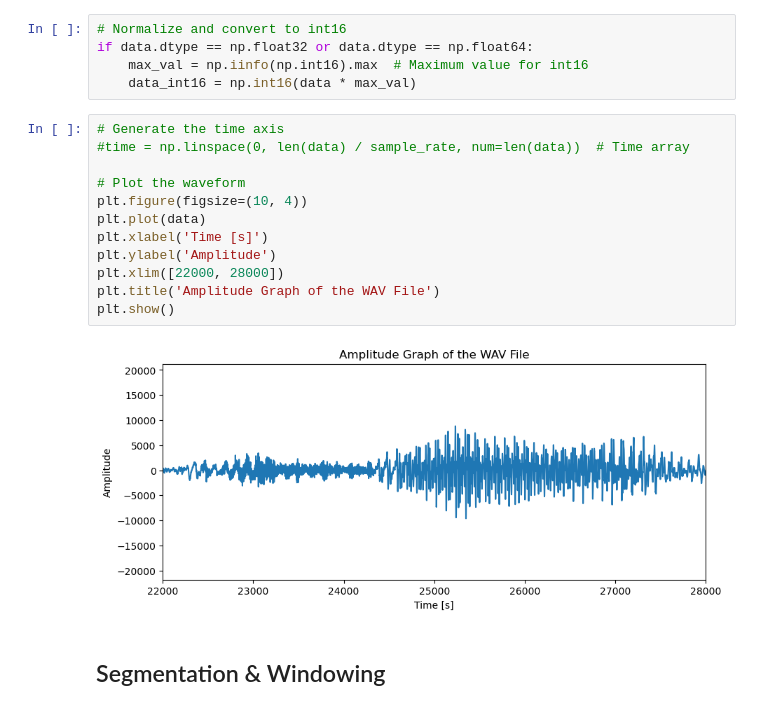
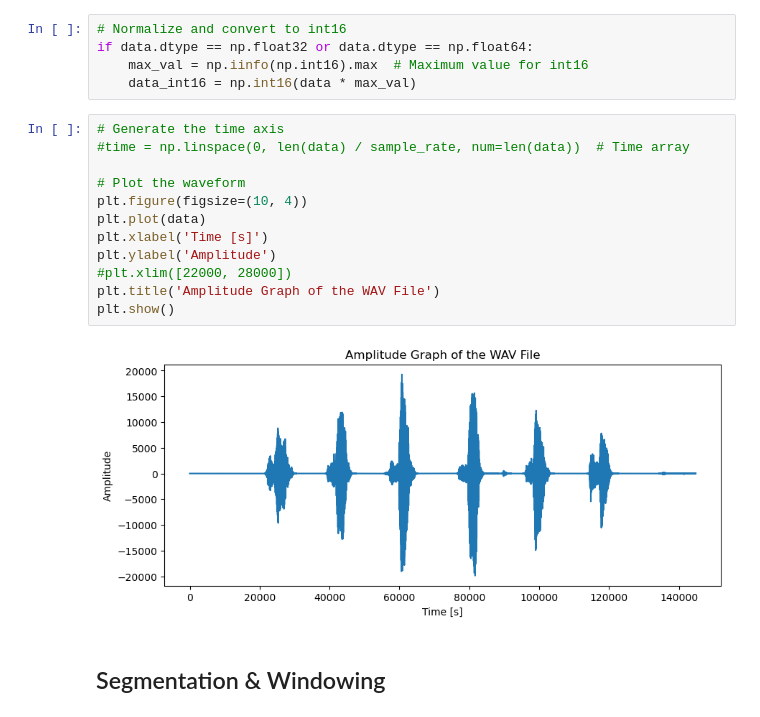
Before and after one commit to Ely6899/Audio_processing_project, a Jupyter notebook: denoiser_model/HW1.ipynb, the cells around one changed output. Saved outputs shown, nothing was run; the diff lists cells and outputs as text.

```diff
--- a/HW1.ipynb
+++ b/denoiser_model/HW1.ipynb
@@ -32,17 +32,17 @@ if data.dtype == np.float32 or data.dtype == np.float64:
 # %%
 # Generate the time axis
 #time = np.linspace(0, len(data) / sample_rate, num=len(data))  # Time array
 
 # Plot the waveform
 plt.figure(figsize=(10, 4))
 plt.plot(data)
 plt.xlabel('Time [s]')
 plt.ylabel('Amplitude')
-plt.xlim([22000, 28000])
+#plt.xlim([22000, 28000])
 plt.title('Amplitude Graph of the WAV File')
 plt.show()
 # %% [output]
-[figure, old version]
+[figure, new version]
 # %% [markdown]
 ## Segmentation & Windowing
 # %%
```
Also changed, not shown: parts of 1 cell of this notebook, 1 other file.
